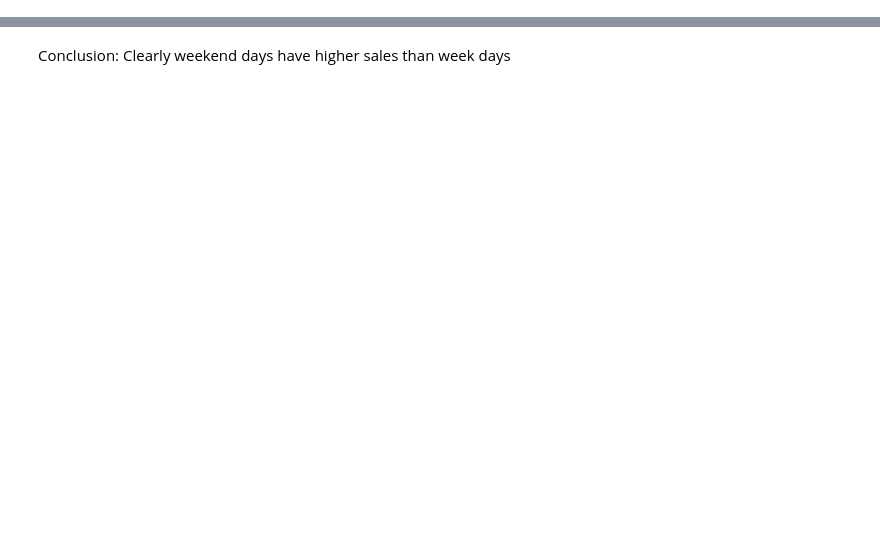
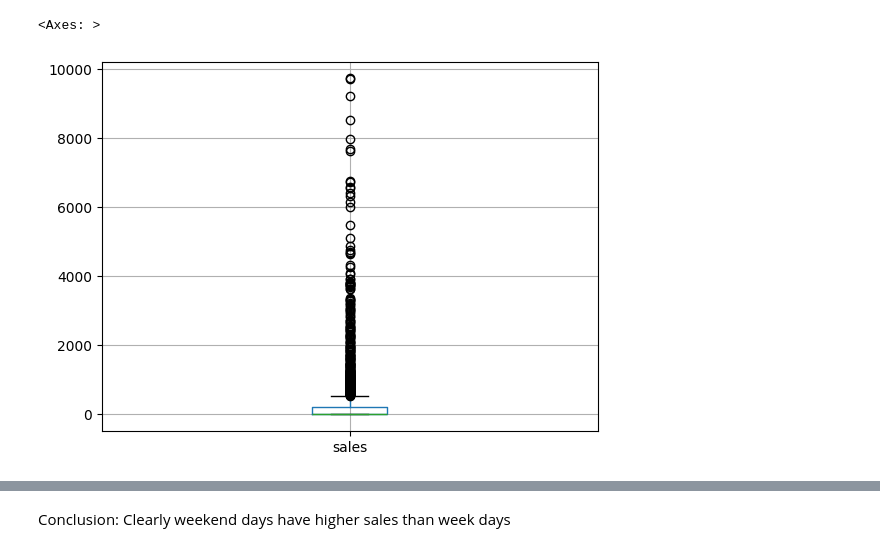
Before and after one commit to tomaszbk/time_series__sales_forecasting_ml, a Jupyter notebook: EDA.ipynb, the cells around one changed output, grey strips where cells are left out. Saved outputs shown, nothing was run; the diff lists cells and outputs as text; code cells hidden in the pictures; blank space fills up the shorter version.

```diff
--- a/EDA.ipynb
+++ b/EDA.ipynb
@@ -145,0 +60,5 @@ df_with_dummies.groupby('day_of_week')['sales'].sum().plot(kind='bar')
+# %%
+train_data.groupby(['family', 'store_nbr'])[['sales']].mean().boxplot()
+# %% [output]
+<Axes: >
+[figure, added]
```
Also changed, not shown: parts of 58 cells of this notebook.
